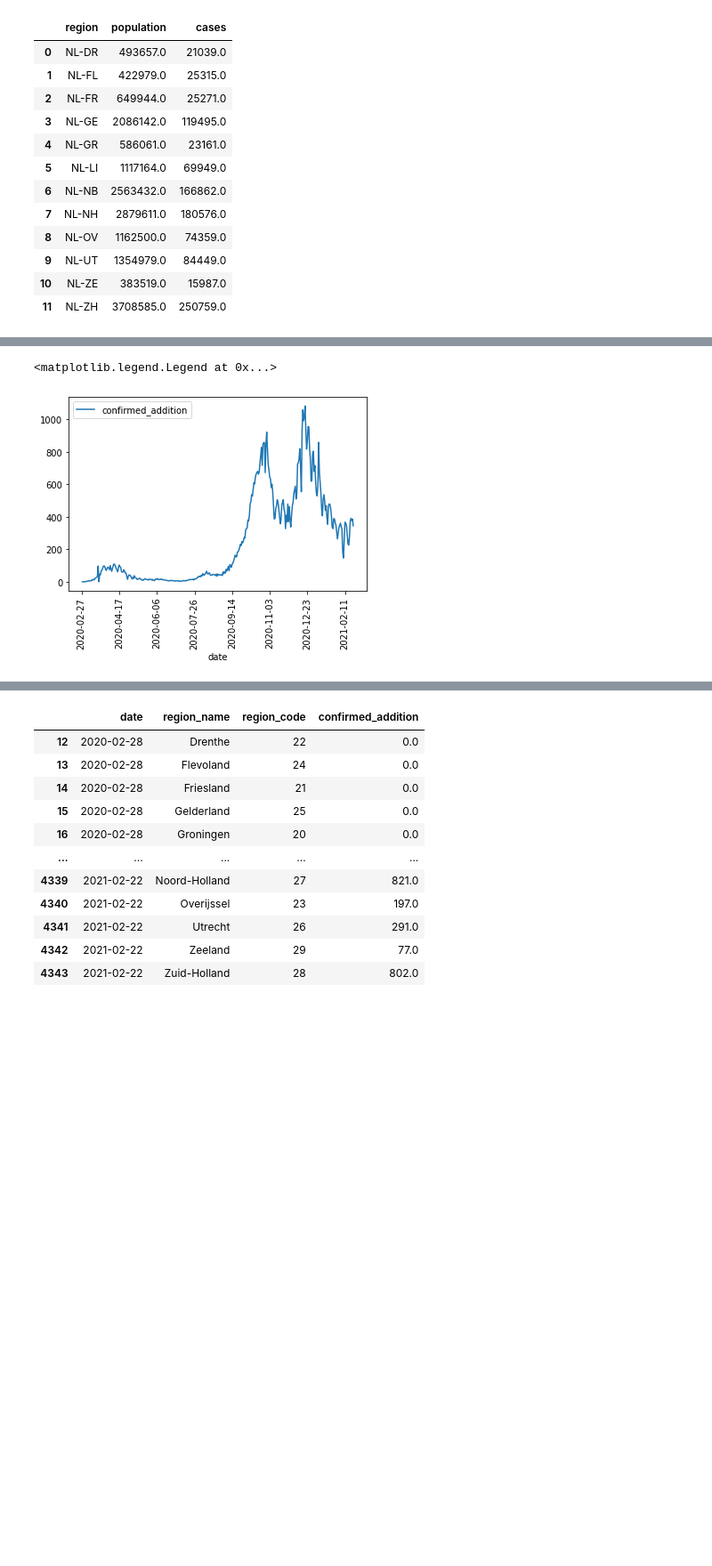
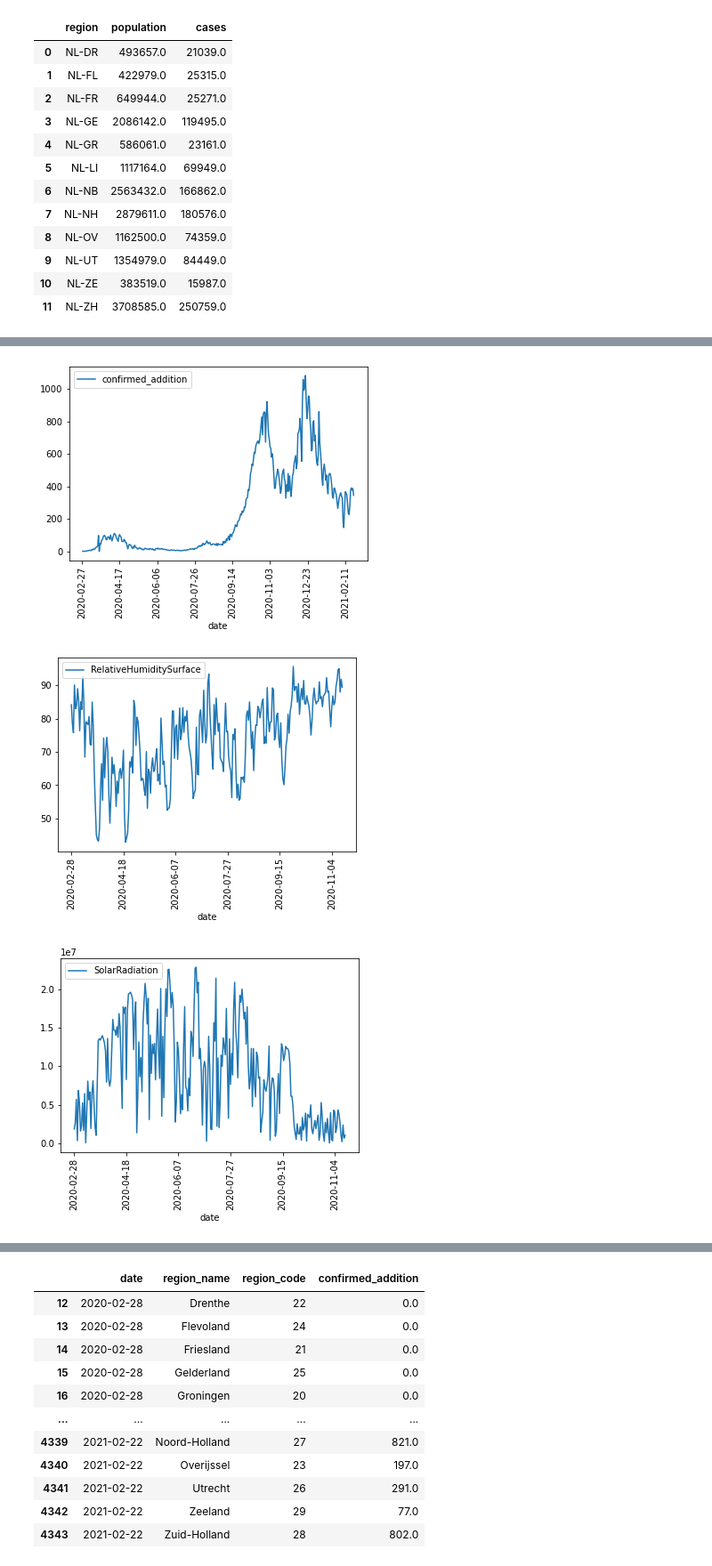
Before and after one commit to Javh2138/fyp2021p02g16, a Jupyter notebook: Notebooks/Fyp2021p02g16.ipynb, the cells around one changed output, grey strips where cells are left out. Shown at 89% size. Saved outputs shown, nothing was run; the diff lists cells and outputs as text; code cells hidden in the pictures; blank space fills up the shorter version.

Commit message:
Added graphs and changes here and there
co-authors: rest of group

```diff
--- a/Notebooks/Fyp2021p02g16.ipynb
+++ b/Notebooks/Fyp2021p02g16.ipynb
@@ -179,12 +180,38 @@ folium.Choropleth(
 nl_map
 # %% [output]
 [interactive output not drawn]
-# %%
-nl_covid_by_day =  nl_covid.groupby(by='date').mean()
-
-nl_covid_by_day.loc[:,'confirmed_addition'].plot.line(rot=90).legend(loc='upper left')
-
-#nl_covid_by_day.iloc[:,'confirmed_addition'].plot.line()
-# %% [output]
-<matplotlib.legend.Legend at 0x...>
-[figure, removed]
+# %%
+#visualizing covid and weather data using lineplots
+plt.figure(1)
+nl_covid_by_day =  nl_covid.groupby(by='date').mean()
+
+nl_covid_by_day.loc[:,'confirmed_addition'].plot.line(rot=90).legend(loc='upper left')
+
+#nl_covid_by_day.iloc[:,'confirmed_addition'].plot.line()
+
+plt.figure(2)
+nl_covid_by_day =  weather_corona.groupby(by='date').mean()
+nl_covid_by_day.loc[:,'RelativeHumiditySurface'].plot.line(rot=90).legend(loc='upper left')
+
+some_list = []
+for i in weather_corona:
+    some_list.append(i)
+counter = 3
+for i in some_list[7:]:
+    plt.figure(counter)
+    nl_covid_by_day =  weather_corona.groupby(by='date').mean()
+    nl_covid_by_day.loc[:,i].plot.line(rot=90).legend(loc='upper left')
+    counter += 1
+
+some_list = []
+for i in nl_covid:
+    some_list.append(i)
+for i in some_list[4:]:
+    plt.figure(counter)
+    nl_covid_by_day =  nl_covid.groupby(by='date').mean()
+    nl_covid_by_day.loc[:,i].plot.line(rot=90).legend(loc='upper left')
+    counter += 1
+# %% [output]
+[figure, added]
+[figure, added]
+[figure, added]
```
Also changed, not shown: parts of 11 cells of this notebook.
